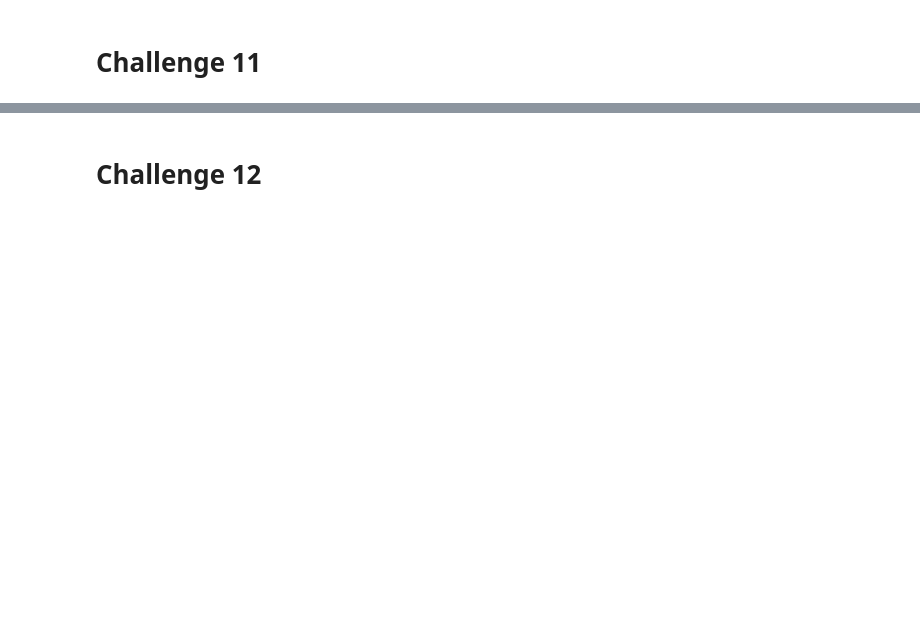
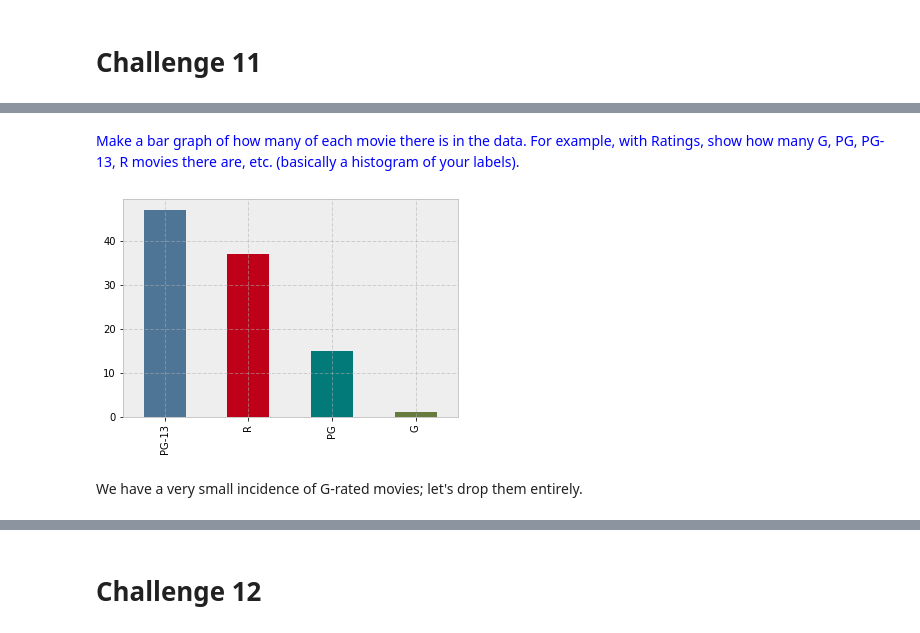
Before and after one commit to cliuless/ds_again, a Jupyter notebook: student_submissions/challenges/07_classification/solomon_brad/challenge_set_7_solomon.ipynb, the cells around one changed output, grey strips where cells are left out. Drawn from its saved outputs; the diff is of its cells as text; code cells hidden in the pictures; blank space fills up the shorter version.

Commit message:
submit challenges 7-8

```diff
--- a/student_submissions/challenges/07_classification/solomon_brad/challenge_set_7_solomon.ipynb
+++ b/student_submissions/challenges/07_classification/solomon_brad/challenge_set_7_solomon.ipynb
@@ -435,0 +544,9 @@ df.head(3)
+# %%
+path = ('https://raw.githubusercontent.com/thisismetis/nyc18_ds14/'
+        'master/challenges/challenges_data/'
+        '2013_movies.csv?token=AX_7hDvY1KV8Be18RCMi7E8lWU1b2jN0ks5agfSuwA%3D%3D')
+dtypes = {'Rating': 'category'}
+df = pd.read_csv(path, dtype=dtypes, parse_dates=['ReleaseDate'],
+                 date_parser=lambda dt: pd.datetime.strptime(dt, '%Y-%m-%d %H:%M:%S'))
+df.columns = df.columns.str.lower()
+df.head()
@@ -435,0 +560,10 @@ df.head(3)
+# %% [markdown]
+<font color="blue">
+Make a bar graph of how many of each movie there is in the data. For example, with Ratings, show how many G, PG, PG-13, R movies there are, etc. (basically a histogram of your labels).
+</font>
+# %%
+df['rating'].value_counts().plot.bar();
+# %% [output]
+[figure, added]
+# %% [markdown]
+We have a very small incidence of G-rated movies; let's drop them entirely.
```
Also changed, not shown: parts of 59 cells of this notebook, 1 other file.
